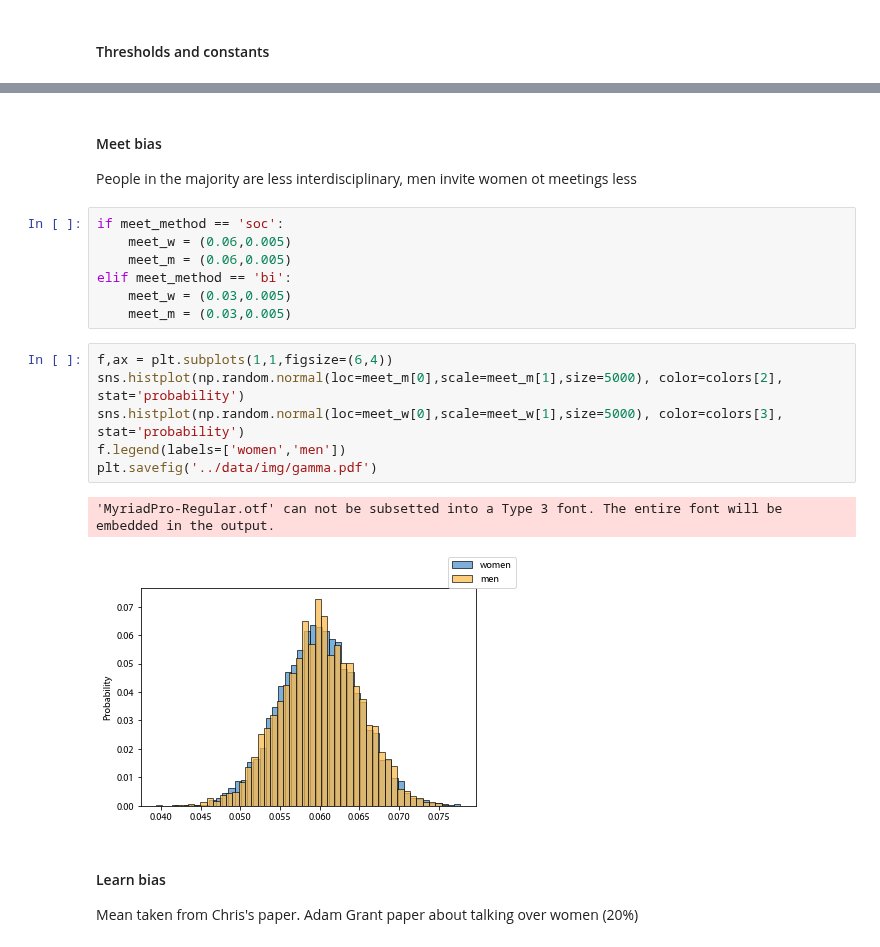
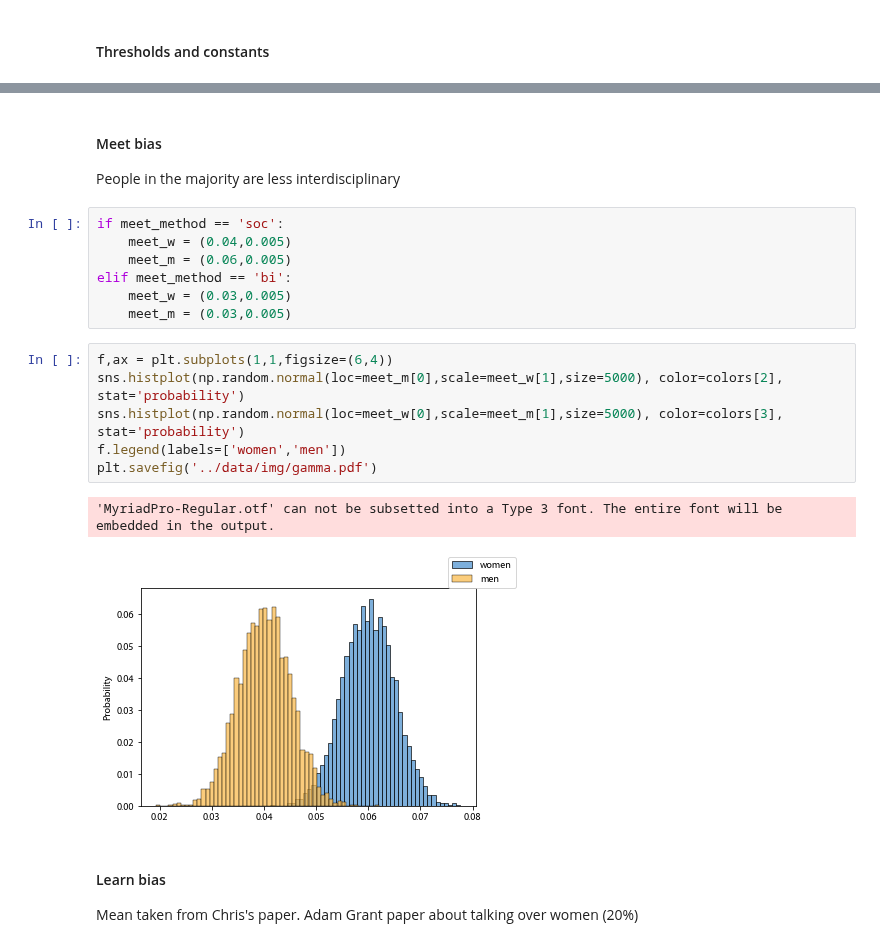
Before and after one commit to jastiso/modeling_citations, a Jupyter notebook: scripts/simulations.ipynb, the cells around one changed output, grey strips where cells are left out. Drawn from its saved outputs; the diff is of its cells as text.

```diff
--- a/scripts/simulations.ipynb
+++ b/scripts/simulations.ipynb
@@ -119,22 +120,22 @@ plt.savefig('../data/img/beta.pdf')
 # %% [markdown]
 #### Meet bias
-People in the majority are less interdisciplinary, men invite women ot meetings less
+People in the majority are less interdisciplinary
 # %%
 if meet_method == 'soc':
-    meet_w = (0.06,0.005)
+    meet_w = (0.04,0.005)
     meet_m = (0.06,0.005)
 elif meet_method == 'bi':
     meet_w = (0.03,0.005)
     meet_m = (0.03,0.005)
 # %%
 f,ax = plt.subplots(1,1,figsize=(6,4))
-sns.histplot(np.random.normal(loc=meet_m[0],scale=meet_m[1],size=5000), color=colors[2], stat='probability')
-sns.histplot(np.random.normal(loc=meet_w[0],scale=meet_w[1],size=5000), color=colors[3], stat='probability')
+sns.histplot(np.random.normal(loc=meet_m[0],scale=meet_w[1],size=5000), color=colors[2], stat='probability')
+sns.histplot(np.random.normal(loc=meet_w[0],scale=meet_m[1],size=5000), color=colors[3], stat='probability')
 f.legend(labels=['women','men'])
 plt.savefig('../data/img/gamma.pdf')
 # %% [output]
 'MyriadPro-Regular.otf' can not be subsetted into a Type 3 font. The entire font will be embedded in the output.
-[figure, old version]
+[figure, new version]
 # %% [markdown]
 #### Learn bias
 Mean taken from Chris's paper. Adam Grant paper about talking over women (20%)
```
Also changed, not shown: parts of 21 cells of this notebook, 1 other file.
